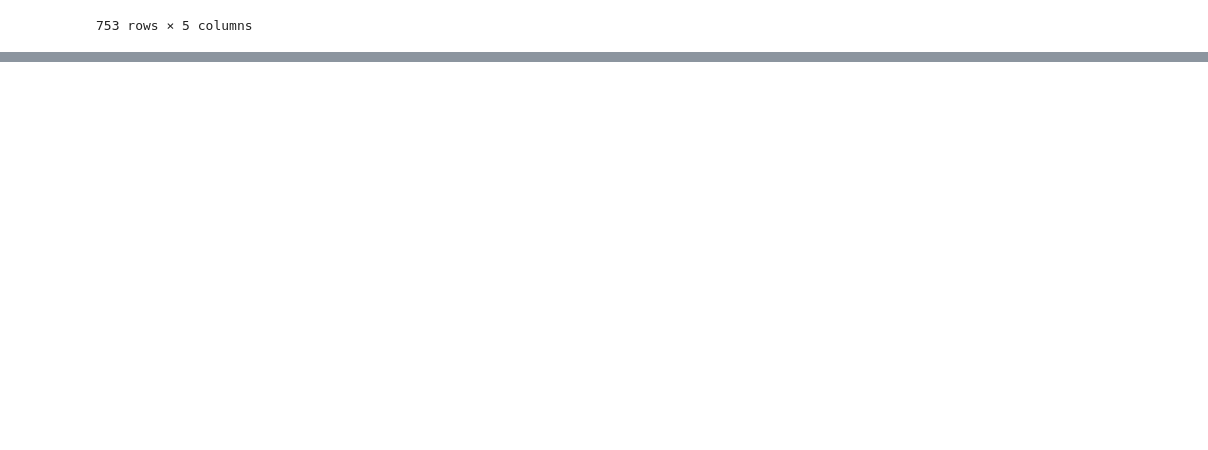
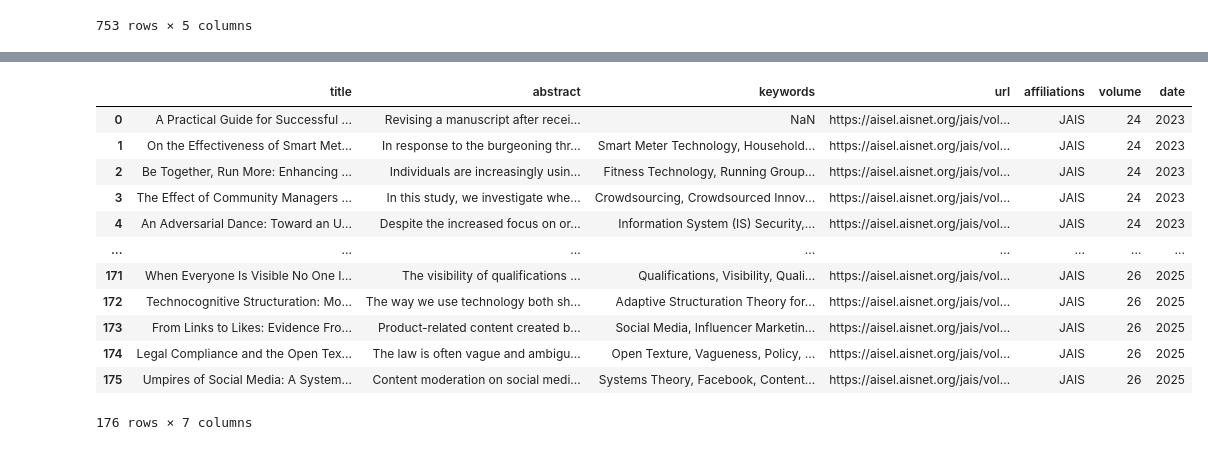
Before and after one commit to choi-ce3l/Journal, a Jupyter notebook: 데이터 병합.ipynb, the cells around one changed output, grey strips where cells are left out. Cells and saved outputs as stored; diff of their text form; code cells hidden in the pictures; blank space fills up the shorter version.

```diff
--- a/데이터 병합.ipynb
+++ b/데이터 병합.ipynb
@@ -1061,0 +1207,16 @@ None
+# %%
+merged_df
+# %% [output]
+|  | title | abstract | keywords | url | affiliations | volume | date |
+| 0 | A Practical Guide for Successful ... | Revising a manuscript after recei... | NaN | https://aisel.aisnet.org/jais/vol... | JAIS | 24 | 2023 |
+| 1 | On the Effectiveness of Smart Met... | In response to the burgeoning thr... | Smart Meter Technology, Household... | https://aisel.aisnet.org/jais/vol... | JAIS | 24 | 2023 |
+| 2 | Be Together, Run More: Enhancing ... | Individuals are increasingly usin... | Fitness Technology, Running Group... | https://aisel.aisnet.org/jais/vol... | JAIS | 24 | 2023 |
+| 3 | The Effect of Community Managers ... | In this study, we investigate whe... | Crowdsourcing, Crowdsourced Innov... | https://aisel.aisnet.org/jais/vol... | JAIS | 24 | 2023 |
+| 4 | An Adversarial Dance: Toward an U... | Despite the increased focus on or... | Information System (IS) Security,... | https://aisel.aisnet.org/jais/vol... | JAIS | 24 | 2023 |
+| ... | ... | ... | ... | ... | ... | ... | ... |
+| 171 | When Everyone Is Visible No One I... | The visibility of qualifications ... | Qualifications, Visibility, Quali... | https://aisel.aisnet.org/jais/vol... | JAIS | 26 | 2025 |
+| 172 | Technocognitive Structuration: Mo... | The way we use technology both sh... | Adaptive Structuration Theory for... | https://aisel.aisnet.org/jais/vol... | JAIS | 26 | 2025 |
+| 173 | From Links to Likes: Evidence Fro... | Product-related content created b... | Social Media, Influencer Marketin... | https://aisel.aisnet.org/jais/vol... | JAIS | 26 | 2025 |
+| 174 | Legal Compliance and the Open Tex... | The law is often vague and ambigu... | Open Texture, Vagueness, Policy, ... | https://aisel.aisnet.org/jais/vol... | JAIS | 26 | 2025 |
+| 175 | Umpires of Social Media: A System... | Content moderation on social medi... | Systems Theory, Facebook, Content... | https://aisel.aisnet.org/jais/vol... | JAIS | 26 | 2025 |
+176 rows × 7 columns
```
Also changed, not shown: parts of 32 cells of this notebook, 1 other file.
